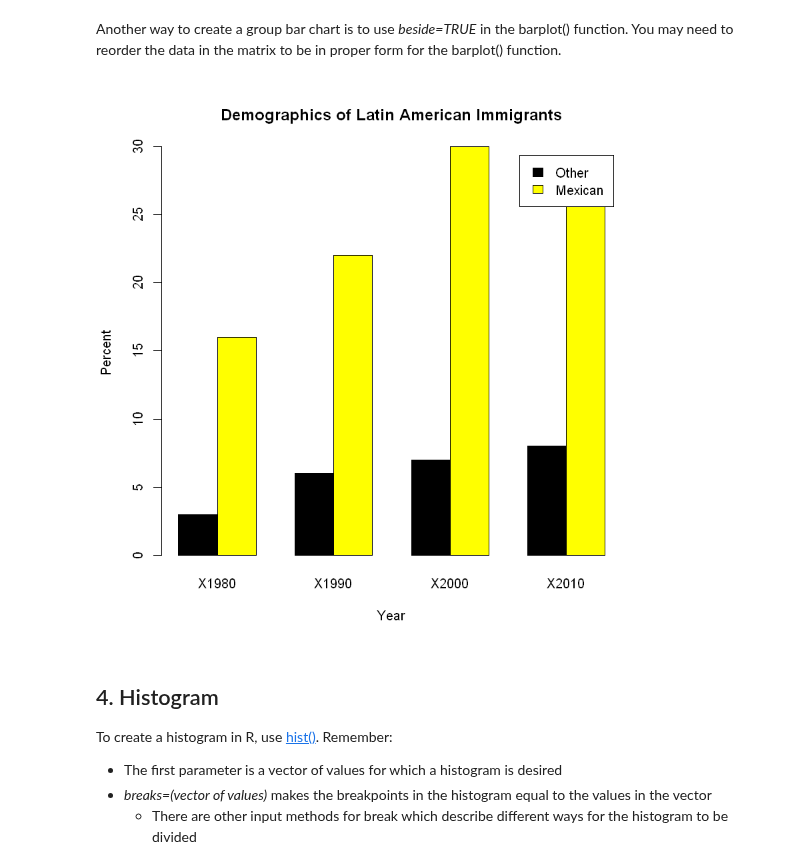
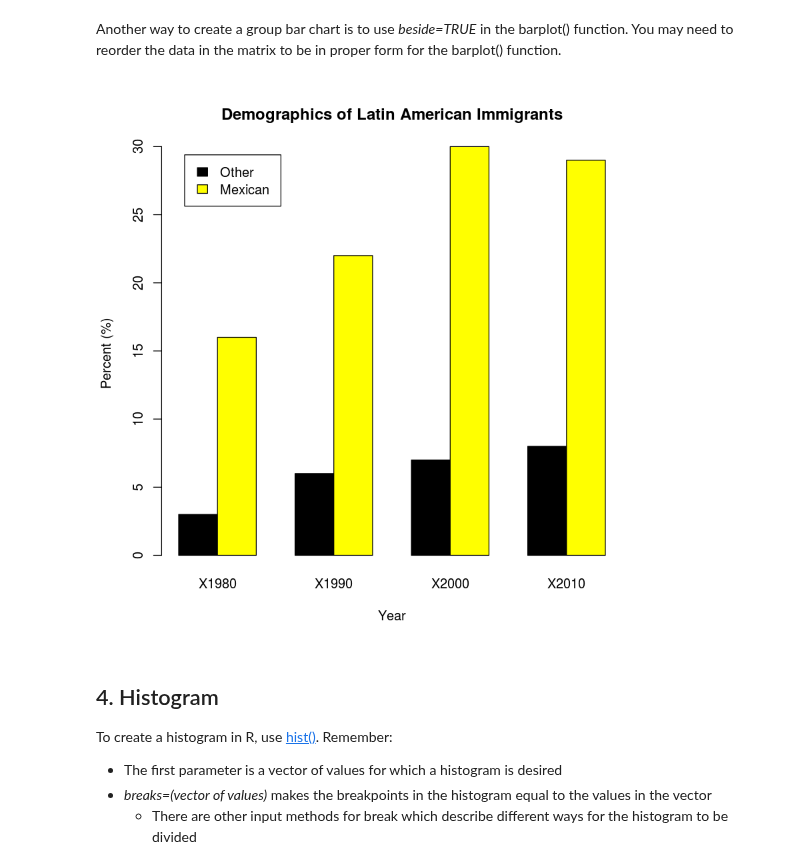
Before and after one commit to comp180/Tutorials, a Jupyter notebook: R/Data Visualization/(R)Data Visualization (Simple Charts).ipynb, the cells around one changed output. Cells and saved outputs as stored; diff of their text form; code cells hidden in the pictures.

```diff
--- a/R/Data Visualization/(R)Data Visualization (Simple Charts).ipynb
+++ b/R/Data Visualization/(R)Data Visualization (Simple Charts).ipynb
@@ -125,15 +118,16 @@ Another way to create a group bar chart is to use *beside=TRUE* in the barplot()
 # %%
 Immigration <- read.table(header=TRUE, text='
             1980 1990 2000 2010
     Other    3     6   7    8
-    Mexican  16   22   30   29
-                                ')
+    Mexican  16   22   30   29')
 
-barplot(as.matrix(Immigration), ylab="Percent", xlab="Year",
-        main="Demographics of Latin American Immigrants", beside = TRUE, col = c("black", "yellow"),
-        legend=c("Other", "Mexican"))
+barplot(as.matrix(Immigration), ylab="Percent (%)", xlab="Year",
+        main="Demographics of Latin American Immigrants", beside = TRUE, col = c("black", "yellow"))
+legend("topleft", inset = c(0.05,0.02),
+       legend = c("Other", "Mexican"),
+       fill = c("black", "yellow"))
 # %% [output]
-[figure, old version]
+[figure, new version]
 # %% [markdown]
 ## 4. Histogram
 To create a histogram in R, use [hist()](https://www.rdocumentation.org/packages/graphics/versions/3.5.0/topics/hist). Remember:
```
Also changed, not shown: parts of 7 cells of this notebook.
